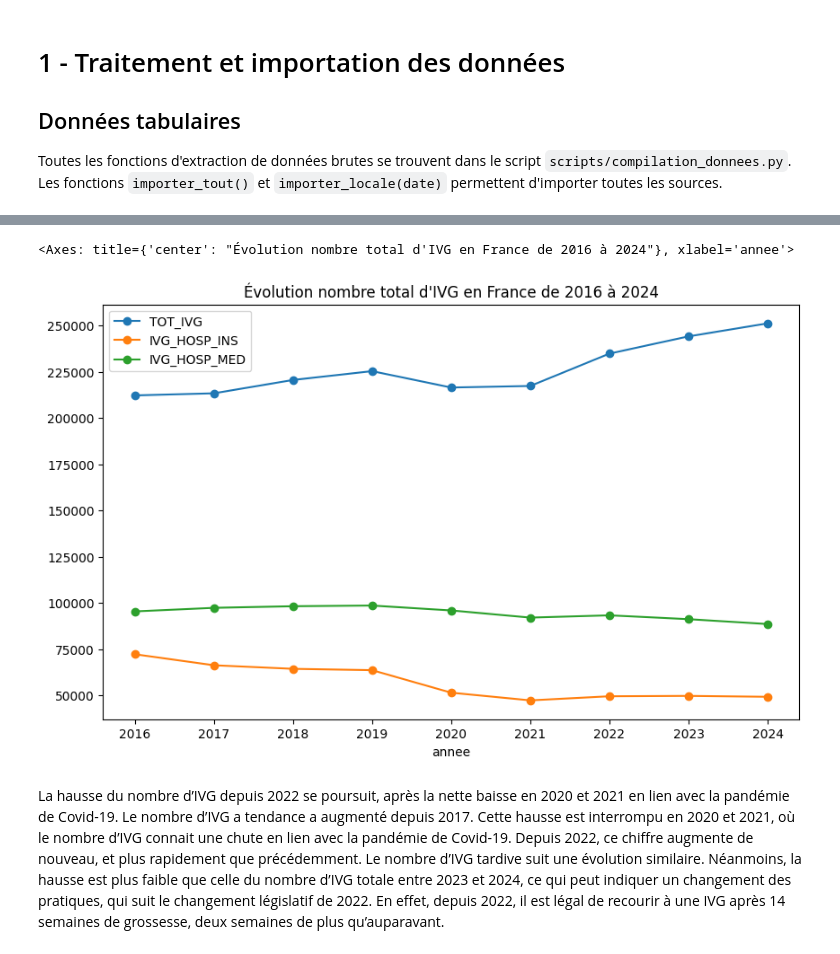
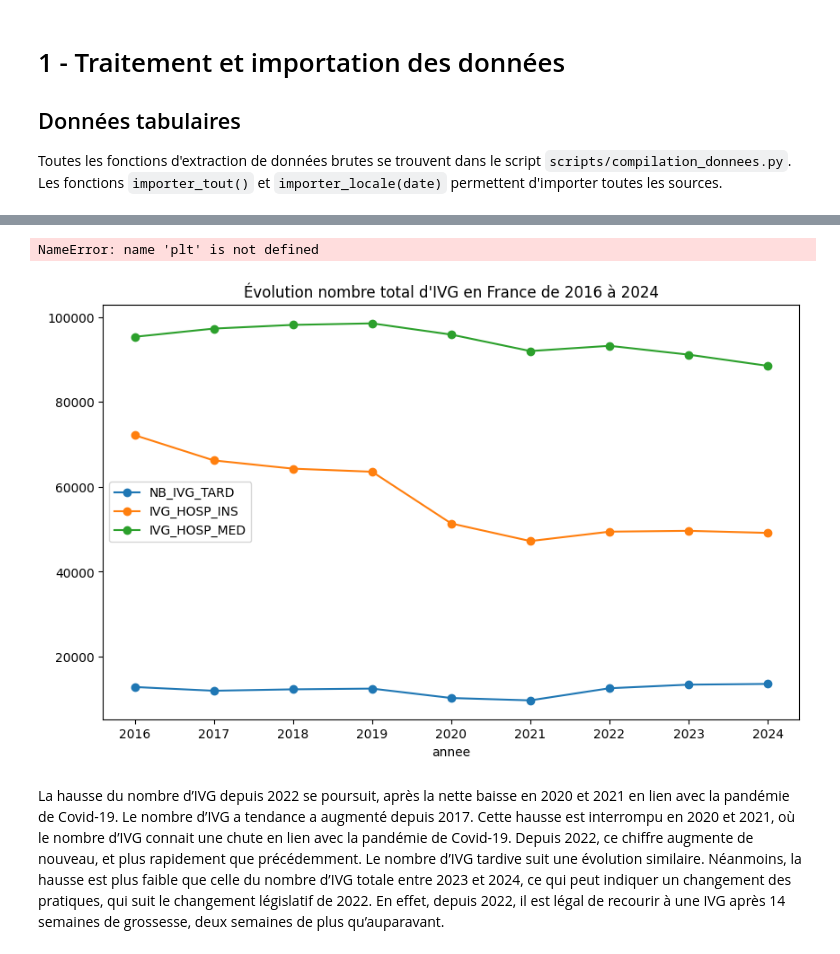
Before and after one commit to pgresant/PythonS1, a Jupyter notebook: 1-TraitementsDonnees_Propre2.ipynb, the cells around one changed output, grey strips where cells are left out. Cells and saved outputs as stored; diff of their text form; code cells hidden in the pictures.

Commit message:
legend

```diff
--- a/1-TraitementsDonnees_Propre2.ipynb
+++ b/1-TraitementsDonnees_Propre2.ipynb
@@ -30,9 +36,10 @@ Travail sur les données DREES pour réaliser des évolutions dans le temps au n
 # %%
-df_drees_filtre = df_drees[df_drees["département"] == "France entière"]
-df_drees_filtre.plot(x="annee", y=["TOT_IVG", "IVG_HOSP_INS", "IVG_HOSP_MED"], kind="line", marker='o', figsize=(10,6), title="Évolution nombre total d'IVG en France de 2016 à 2024")
+ax = df_drees_filtre.plot(x="annee", y=["NB_IVG_TARD", "IVG_HOSP_INS", "IVG_HOSP_MED"], kind="line", marker='o', figsize=(10,6), title="Évolution nombre total d'IVG en France de 2016 à 2024")
+ax.legend = (["Nombre d'IVG tardive", "Nombre d'IVG instrumentale", "Nombre d'IVG médicamenteuse"])
+plt.show()
 # %% [output]
-<Axes: title={'center': "Évolution nombre total d'IVG en France de 2016 à 2024"}, xlabel='annee'>
+NameError: name 'plt' is not defined
-[figure, old version]
+[figure, new version]
 # %% [markdown]
 La hausse du nombre d’IVG depuis 2022 se poursuit, après la nette baisse en 2020 et 2021 en lien avec la pandémie de Covid-19.
 Le nombre d’IVG a tendance a augmenté depuis 2017. Cette hausse est interrompu en 2020 et 2021, où le nombre d’IVG connait une chute en lien avec la pandémie de Covid-19. Depuis 2022, ce chiffre augmente de nouveau, et plus rapidement que précédemment.
```
Also changed, not shown: parts of 2 cells of this notebook.
